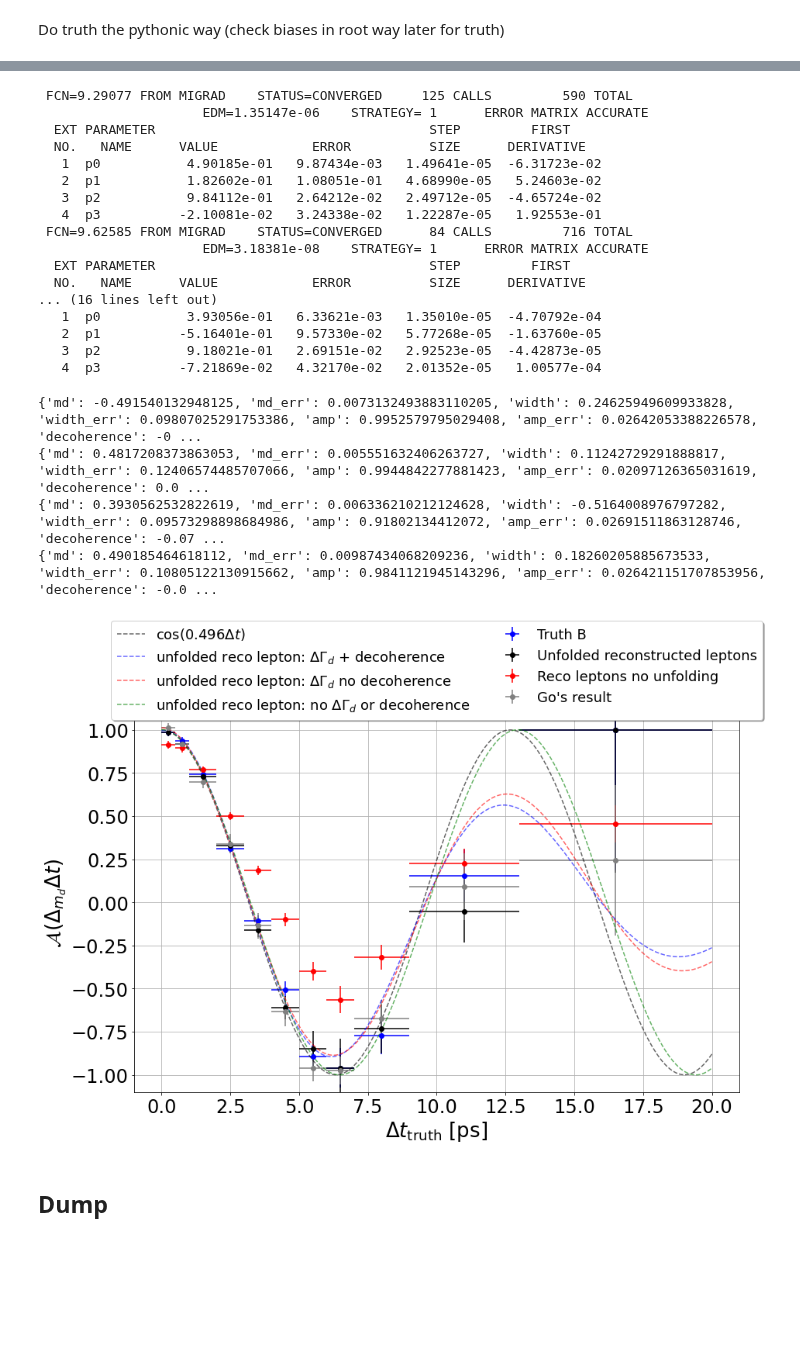
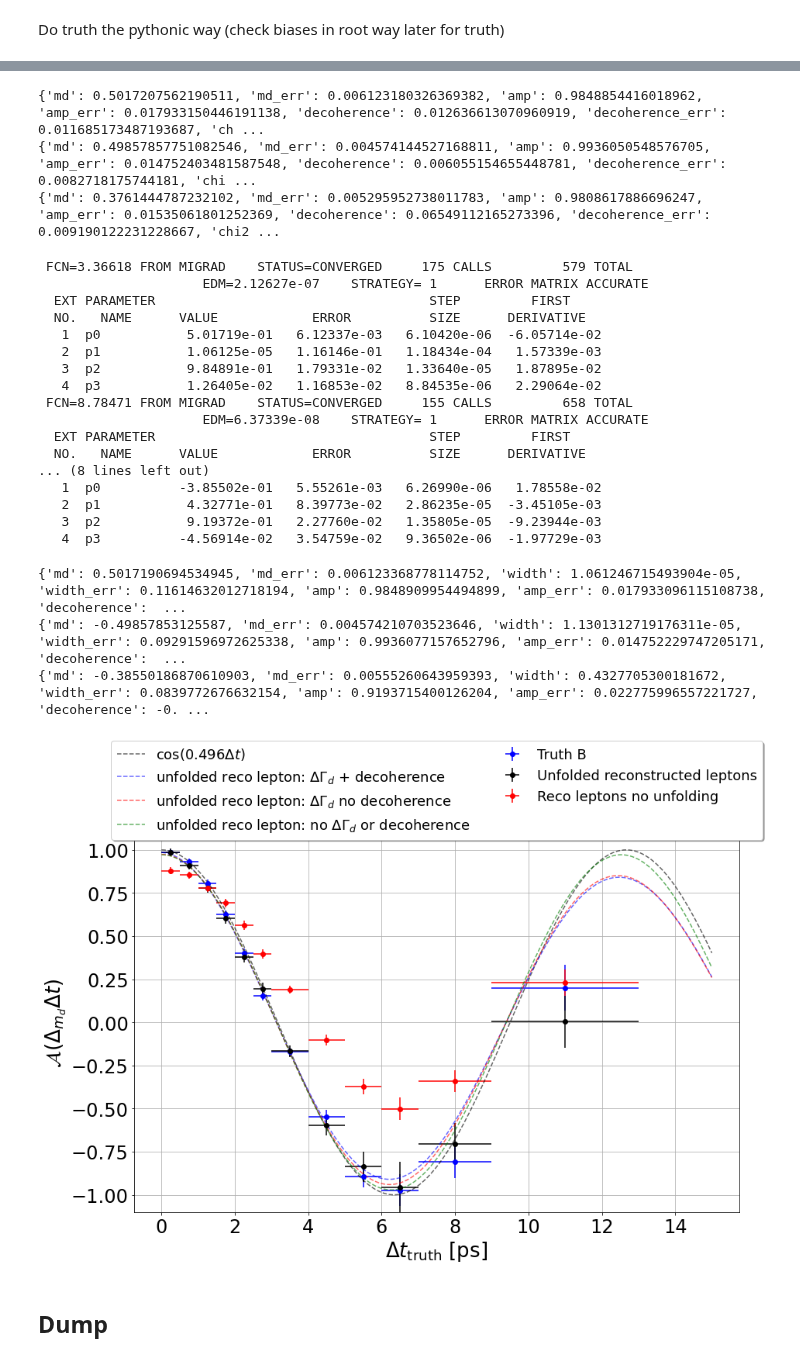
Before and after one commit to jschuel/jeff_workspace, a Jupyter notebook: thesis/RooUnfold_tutorial/tuning_mistag_fractions_new.ipynb, the cells around one changed output, grey strips where cells are left out. Cells and saved outputs as stored; diff of their text form; code cells hidden in the pictures; blank space fills up the shorter version.

```diff
--- a/thesis/RooUnfold_tutorial/tuning_mistag_fractions_new.ipynb
+++ b/thesis/RooUnfold_tutorial/tuning_mistag_fractions_new.ipynb
@@ -534,8 +598,8 @@ dtype: float64
 A_go = np.array([1.013, 0.916, 0.699, 0.339, -0.136, -0.634, -0.961, -0.974, -0.675, 0.089, 0.243])
 A_go_err = np.array([0.028, 0.022, 0.038, 0.056, 0.075, 0.084, 0.077, 0.080, 0.109, 0.193, 0.435])
 # %%
-go_md = fit_md_only(A_go,A_go_err)
-md = fit_md_only(np.array(A)/mistag,np.array(A_err))
-md_truth = fit_md_only(A_truth,A_truth_err)
-md_meas = fit_md_only(np.array(A_meas)/mistag,np.array(A_meas_err)/mistag)
+#go_md = fit_md_only(A_go,A_go_err)
+md = fit_md_only(np.array(A),np.array(A_err))
+md_truth = fit_md_only(np.array(A_truth),A_truth_err)
+md_meas = fit_md_only(np.array(A_meas),np.array(A_meas_err))
 # %% [output]
@@ -569,7 +633,8 @@ print(go_md)
 # %%
 def fit_md_and_width(A, A_err): #fits cosine curve to data (asymmetry computed from binning)
     x1 = array.array('d', [0.25,0.75,1.5,2.5,3.5,4.5,5.5,6.5,8,11,16.5])
-    low_edges = [0,0.5,1,2,3,4,5,6,7,9,13,20]
+    #low_edges = [0,0.5,1,2,3,4,5,6,7,9,13,20]
+    low_edges = [0,0.5,1,1.5,2,2.5,3,4,5,6,7,9,13]
     y = array.array('d', A)
     yerr = array.array('d', A_err)
     h = ROOT.TH1D('h1','h1',11,array.array('d',low_edges))
@@ -578,7 +643,7 @@ def fit_md_and_width(A, A_err): #fits cosine curve to data (asymmetry computed f
         h.SetBinError(i+1,A_err[i])
     f = ROOT.TF1('f1', '[0]*cos([1]*x)/cosh([2]*x/2)', 0, 13)
     #f.SetParLimits(0,0.982,0.984)
-    #f.SetParLimits(1,0,1)
+    f.SetParLimits(1,0,1)
     #f.SetParLimits(2,0,1)
     h.Fit('f1', 'SMRB')
     fitdict = {"amp":f.GetParameter(0), "amp_err":f.GetParError(0),
@@ -622,7 +727,16 @@ print(go_mdw)
+# %%
+print(mdd)
+print(mdd_truth)
+print(mdd_meas)
+# %% [output]
+{'md': 0.5017207562190511, 'md_err': 0.006123180326369382, 'amp': 0.9848854416018962, 'amp_err': 0.017933150446191138, 'decoherence': 0.012636613070960919, 'decoherence_err': 0.011685173487193687, 'ch ...
+{'md': 0.49857857751082546, 'md_err': 0.004574144527168811, 'amp': 0.9936050548576705, 'amp_err': 0.014752403481587548, 'decoherence': 0.006055154655448781, 'decoherence_err': 0.0082718175744181, 'chi ...
+{'md': 0.3761444787232102, 'md_err': 0.005295952738011783, 'amp': 0.9808617886696247, 'amp_err': 0.01535061801252369, 'decoherence': 0.06549112165273396, 'decoherence_err': 0.009190122231228667, 'chi2 ...
 # %%
 def fit_all(A, A_err): #fits cosine curve to data (asymmetry computed from binning)
     x1 = array.array('d', [0.25,0.75,1.5,2.5,3.5,4.5,5.5,6.5,8,11,16.5])
-    low_edges = [0,0.5,1,2,3,4,5,6,7,9,13,20]
+    #low_edges = [0,0.5,1,2,3,4,5,6,7,9,13,20]
+    low_edges = [0,0.5,1,1.5,2,2.5,3,4,5,6,7,9,13]
     y = array.array('d', A)
     yerr = array.array('d', A_err)
     h = ROOT.TH1D('h1','h1',11,array.array('d',low_edges))
@@ -630,9 +744,6 @@ def fit_all(A, A_err): #fits cosine curve to data (asymmetry computed from binni
         h.SetBinContent(i+1,A[i])
         h.SetBinError(i+1,A_err[i])
     f = ROOT.TF1('f1', 'cos([0]*x)/cosh([1]*x/2)*[2]*e^(-[3]*x)', 0, 13)
-    #f.SetParLimits(3,0,0.1)
-    #f.SetParLimits(0,0,1)
-    #f.SetParLimits(1,0,0)
     h.Fit('f1', 'SMRB')
     fitdict = {"md":f.GetParameter(0), "md_err":f.GetParError(0),
                "width":f.GetParameter(1), "width_err":f.GetParError(1),
@@ -641,62 +752,65 @@ def fit_all(A, A_err): #fits cosine curve to data (asymmetry computed from binni
                'chi2':f.GetChisquare(), 'dof':f.GetNDF()}
     return fitdict
 # %%
-go_all = fit_all(A_go,A_go_err)
-md_all = fit_all(np.array(A)/mistag,np.array(A_err))
+#go_all = fit_all(A_go,A_go_err)
+md_all = fit_all(np.array(A),np.array(A_err))
 md_truth_all = fit_all(A_truth,A_truth_err)
 md_meas_all = fit_all(np.array(A_meas)/mistag,np.array(A_meas_err))
 # %% [output]
- FCN=9.29077 FROM MIGRAD    STATUS=CONVERGED     125 CALLS         590 TOTAL
-                     EDM=1.35147e-06    STRATEGY= 1      ERROR MATRIX ACCURATE
+ FCN=3.36618 FROM MIGRAD    STATUS=CONVERGED     175 CALLS         579 TOTAL
+                     EDM=2.12627e-07    STRATEGY= 1      ERROR MATRIX ACCURATE
   EXT PARAMETER                                   STEP         FIRST
   NO.   NAME      VALUE            ERROR          SIZE      DERIVATIVE
-   1  p0           4.90185e-01   9.87434e-03   1.49641e-05  -6.31723e-02
-   2  p1           1.82602e-01   1.08051e-01   4.68990e-05   5.24603e-02
-   3  p2           9.84112e-01   2.64212e-02   2.49712e-05  -4.65724e-02
-   4  p3          -2.10081e-02   3.24338e-02   1.22287e-05   1.92553e-01
- FCN=9.62585 FROM MIGRAD    STATUS=CONVERGED      84 CALLS         716 TOTAL
-                     EDM=3.18381e-08    STRATEGY= 1      ERROR MATRIX ACCURATE
+   1  p0           5.01719e-01   6.12337e-03   6.10420e-06  -6.05714e-02
+   2  p1           1.06125e-05   1.16146e-01   1.18434e-04   1.57339e-03
+   3  p2           9.84891e-01   1.79331e-02   1.33640e-05   1.87895e-02
+   4  p3           1.26405e-02   1.16853e-02   8.84535e-06   2.29064e-02
+ FCN=8.78471 FROM MIGRAD    STATUS=CONVERGED     155 CALLS         658 TOTAL
+                     EDM=6.37339e-08    STRATEGY= 1      ERROR MATRIX ACCURATE
   EXT PARAMETER                                   STEP         FIRST
   NO.   NAME      VALUE            ERROR          SIZE      DERIVATIVE
-... (16 lines left out)
-   1  p0           3.93056e-01   6.33621e-03   1.35010e-05  -4.70792e-04
-   2  p1          -5.16401e-01   9.57330e-02   5.77268e-05  -1.63760e-05
-   3  p2           9.18021e-01   2.69151e-02   2.92523e-05  -4.42873e-05
-   4  p3          -7.21869e-02   4.32170e-02   2.01352e-05   1.00577e-04
+... (8 lines left out)
+   1  p0          -3.85502e-01   5.55261e-03   6.26990e-06   1.78558e-02
+   2  p1           4.32771e-01   8.39773e-02   2.86235e-05  -3.45105e-03
+   3  p2           9.19372e-01   2.27760e-02   1.35805e-05  -9.23944e-03
+   4  p3          -4.56914e-02   3.54759e-02   9.36502e-06  -1.97729e-03
 # %%
 print(md_all)
 print(md_truth_all)
 print(md_meas_all)
-print(go_all)
+#print(go_all)
 # %% [output]
-{'md': -0.491540132948125, 'md_err': 0.0073132493883110205, 'width': 0.24625949609933828, 'width_err': 0.09807025291753386, 'amp': 0.9952579795029408, 'amp_err': 0.02642053388226578, 'decoherence': -0 ...
-{'md': 0.4817208373863053, 'md_err': 0.005551632406263727, 'width': 0.11242729291888817, 'width_err': 0.12406574485707066, 'amp': 0.9944842277881423, 'amp_err': 0.02097126365031619, 'decoherence': 0.0 ...
-{'md': 0.3930562532822619, 'md_err': 0.006336210212124628, 'width': -0.5164008976797282, 'width_err': 0.09573298898684986, 'amp': 0.91802134412072, 'amp_err': 0.02691511863128746, 'decoherence': -0.07 ...
-{'md': 0.490185464618112, 'md_err': 0.00987434068209236, 'width': 0.18260205885673533, 'width_err': 0.10805122130915662, 'amp': 0.9841121945143296, 'amp_err': 0.026421151707853956, 'decoherence': -0.0 ...
+{'md': 0.5017190694534945, 'md_err': 0.006123368778114752, 'width': 1.061246715493904e-05, 'width_err': 0.11614632012718194, 'amp': 0.9848909954494899, 'amp_err': 0.017933096115108738, 'decoherence':  ...
+{'md': -0.49857853125587, 'md_err': 0.004574210703523646, 'width': 1.1301312719176311e-05, 'width_err': 0.09291596972625338, 'amp': 0.9936077157652796, 'amp_err': 0.014752229747205171, 'decoherence':  ...
+{'md': -0.38550186870610903, 'md_err': 0.00555260643959393, 'width': 0.4327705300181672, 'width_err': 0.0839772676632154, 'amp': 0.9193715400126204, 'amp_err': 0.022775996557221727, 'decoherence': -0. ...
 # %%
 #fig, ax = plt.subplots(nrows=2, ncols=1, figsize=(12, 9), sharex = True, gridspec_kw={'hspace': 0.03, 'height_ratios': [3,1]})
 fig,ax = plt.subplots(1,1,figsize=(14,9))
-centers = [0.25,0.75,1.5,2.5,3.5,4.5,5.5,6.5,8,11,16.5]
-widths = np.array([0.25, 0.25, 0.5, 0.5 ,0.5, 0.5, 0.5, 0.5, 1, 2, 3.5])
+#centers = [0.25,0.75,1.5,2.5,3.5,4.5,5.5,6.5,8,11,16.5]
+#widths = np.array([0.25, 0.25, 0.5, 0.5 ,0.5, 0.5, 0.5, 0.5, 1, 2, 3.5])
+#low_edges = [0,0.5,1,1.5,2,2.5,3,4,5,6,7,9,13]
+centers = [0.25, 0.75, 1.25,1.75,2.25,2.75,3.5,4.5,5.5,6.5,8,11]
+widths = np.array([0.25, 0.25, 0.25, 0.25 ,0.25, 0.25, 0.5, 0.5, 0.5, 0.5, 1,2])
+
 
 ax.errorbar(centers,A_truth,A_truth_err,widths, 'o', color = 'blue', label = r"Truth B")
 ax.errorbar(centers,A,A_err,widths, 'o', color = 'k', label = r"Unfolded reconstructed leptons")
 ax.errorbar(centers,A_meas,A_meas_err,widths, 'o', color = 'red', label = r"Reco leptons no unfolding")
-ax.errorbar(centers,A_go,A_go_err,widths, 'o', color = 'gray', label = "Go's result")
+#ax.errorbar(centers,A_go,A_go_err,widths, 'o', color = 'gray', label = "Go's result")
 
-x = np.linspace(0,20,201)
+x = np.linspace(0,15,201)
 ax.set_ylim(-1.1,1.1)
 ax.plot(x, np.cos(0.496*x), 'k', linestyle = '--', label=r'$\cos(0.496\Delta t)$',alpha = 0.6)
 ax.plot(x, md_all['amp']*np.cos(np.abs(md_all['md'])*x)*np.exp(-md_all['decoherence']*x)/np.cosh(md_all['width']*x/2),color = 'blue', linestyle = '--', alpha = 0.6, label = r'unfolded reco lepton: $\Delta \Gamma_d$ + decoherence')
 ax.plot(x, mdw['amp']*np.cos(np.abs(mdw['md'])*x)/np.cosh(mdw['width']*x/2),color = 'red', linestyle = '--', alpha = 0.6, label = 'unfolded reco lepton: $\Delta \Gamma_d$ no decoherence')
 ax.plot(x, md['amp']*np.cos(np.abs(md['md'])*x),color = 'green', linestyle = '--', alpha = 0.6, label = 'unfolded reco lepton: no $\Delta \Gamma_d$ or decoherence')
 ax.set_ylabel(r'$\mathcal{A}(\Delta_{m_d}\Delta t)$')
 ax.set_xlabel(r'$\Delta t_\mathrm{truth}$ [ps]')
 ax.grid()
 ax.legend(bbox_to_anchor=(1.05,1.26),fancybox=True,shadow=True,ncol=2)
 plt.savefig('asymmetry_with_decoherence.png', bbox_inches = 'tight', dpi = 300)
 # %% [output]
-[figure, old version]
+[figure, new version]
 # %%
 def root_fit(plot_data, col = 'deltaT'): #fits cosine curve to data (asymmetry computed from binning)
     x1 = array.array('d', plot_data[col])
```
Also changed, not shown: parts of 37 cells of this notebook, 1 other file.
